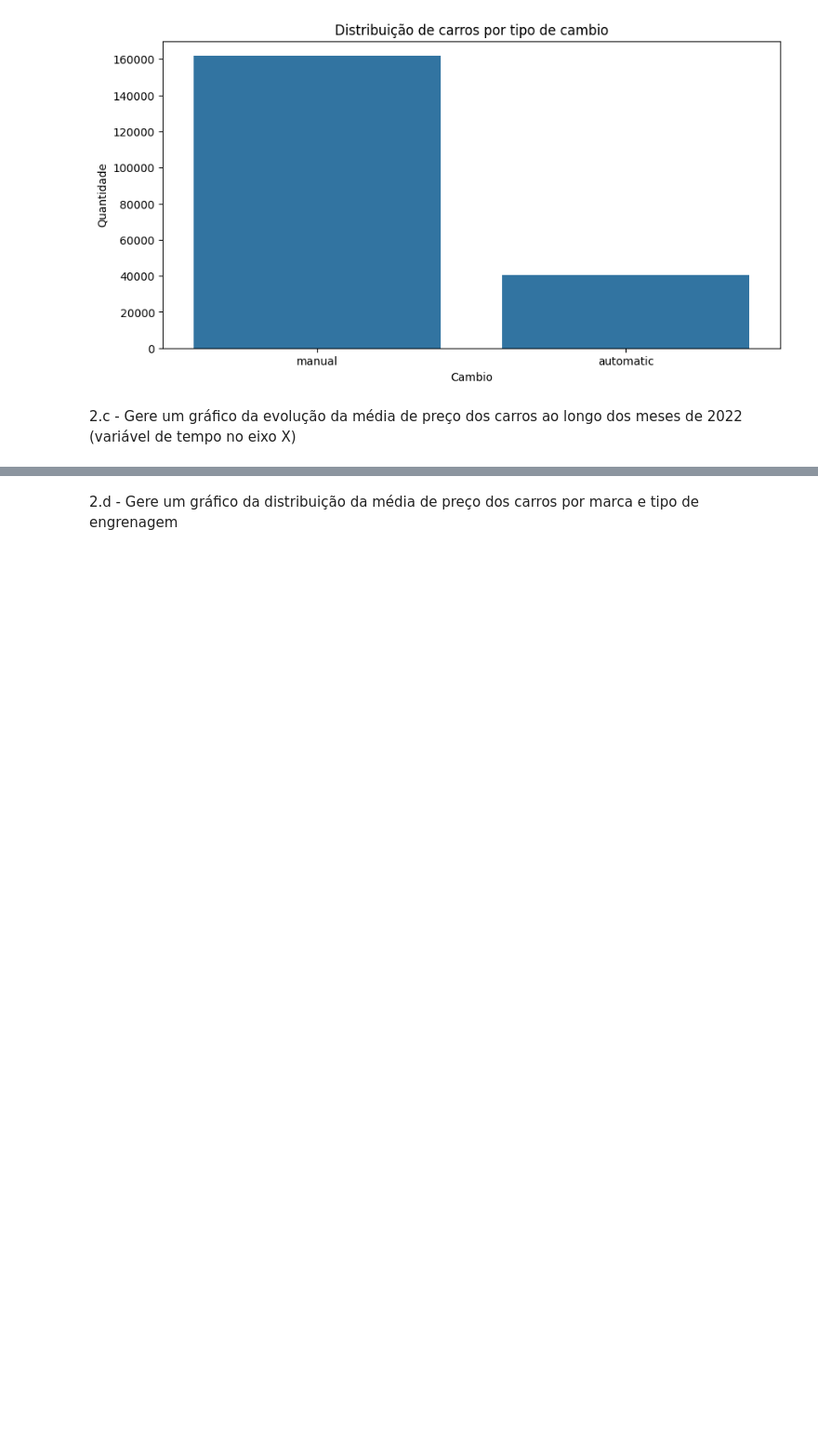
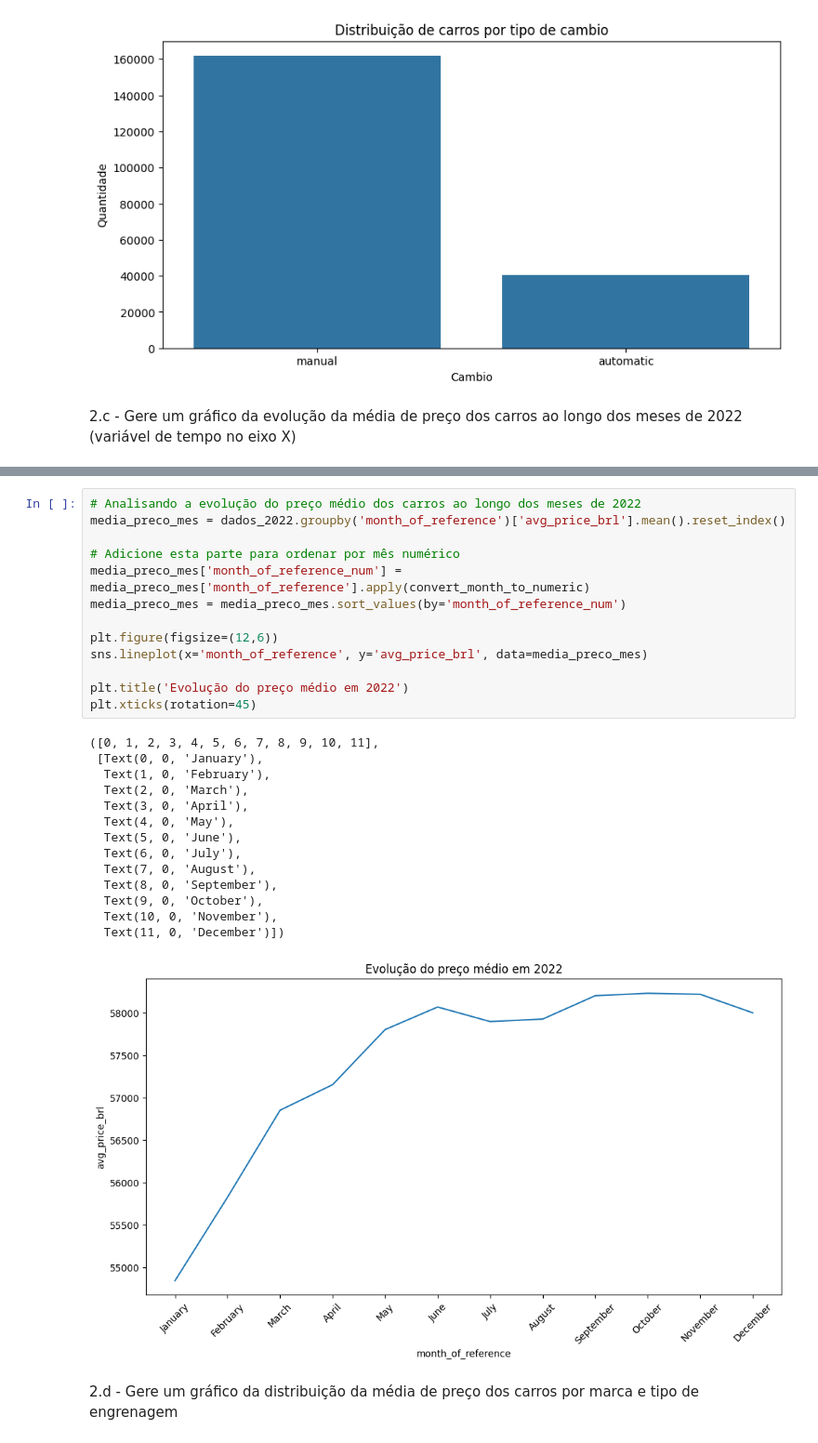
Before and after one commit to gustavo-gm-dev/iaa002-trabalho-python, a Jupyter notebook: iaa002_equipe_7_aed_carros.ipynb, the cells around one changed output, grey strips where cells are left out. Shown at 93% size. Drawn from its saved outputs; the diff is of its cells as text; blank space fills up the shorter version.

```diff
--- a/iaa002_equipe_7_aed_carros.ipynb
+++ b/iaa002_equipe_7_aed_carros.ipynb
@@ -361,3 +370,31 @@ plt.xticks(rotation=45);
+# %%
+# Analisando a evolução do preço médio dos carros ao longo dos meses de 2022
+media_preco_mes = dados_2022.groupby('month_of_reference')['avg_price_brl'].mean().reset_index()
+
+# Adicione esta parte para ordenar por mês numérico
+media_preco_mes['month_of_reference_num'] = media_preco_mes['month_of_reference'].apply(convert_month_to_numeric)
+media_preco_mes = media_preco_mes.sort_values(by='month_of_reference_num')
+
+plt.figure(figsize=(12,6))
+sns.lineplot(x='month_of_reference', y='avg_price_brl', data=media_preco_mes)
+
+plt.title('Evolução do preço médio em 2022')
+plt.xticks(rotation=45)
+# %% [output]
+([0, 1, 2, 3, 4, 5, 6, 7, 8, 9, 10, 11],
+ [Text(0, 0, 'January'),
+  Text(1, 0, 'February'),
+  Text(2, 0, 'March'),
+  Text(3, 0, 'April'),
+  Text(4, 0, 'May'),
+  Text(5, 0, 'June'),
+  Text(6, 0, 'July'),
+  Text(7, 0, 'August'),
+  Text(8, 0, 'September'),
+  Text(9, 0, 'October'),
+  Text(10, 0, 'November'),
+  Text(11, 0, 'December')])
+[figure, added]
 # %% [markdown]
 2.d - Gere um gráfico da distribuição da média de preço dos carros por marca e tipo de
 engrenagem
```
Also changed, not shown: parts of 8 cells of this notebook, 2 other files.
